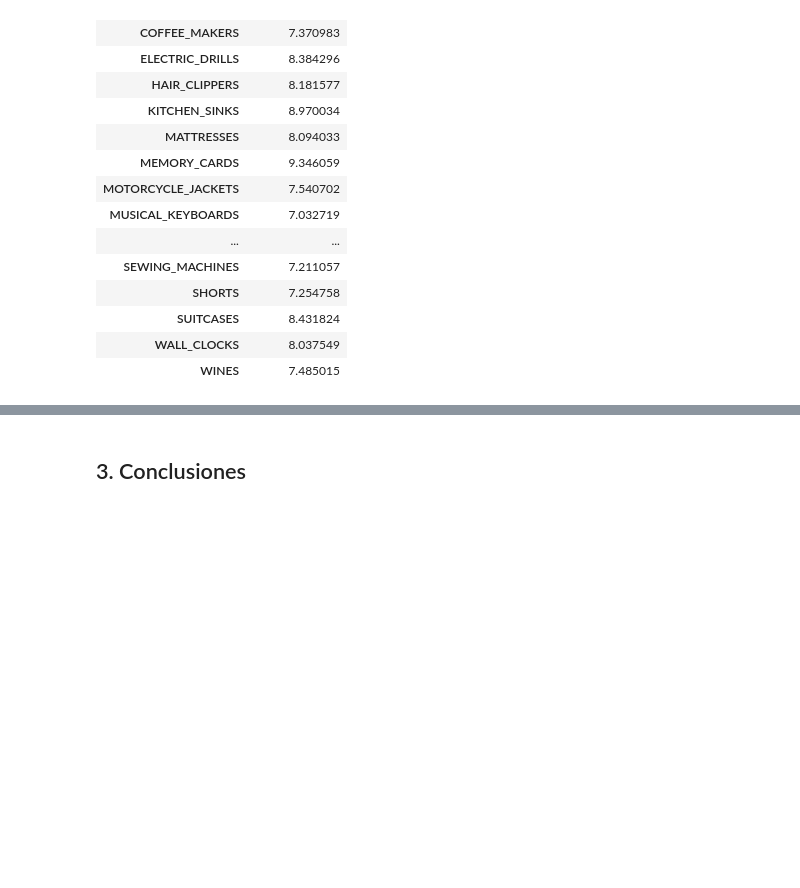
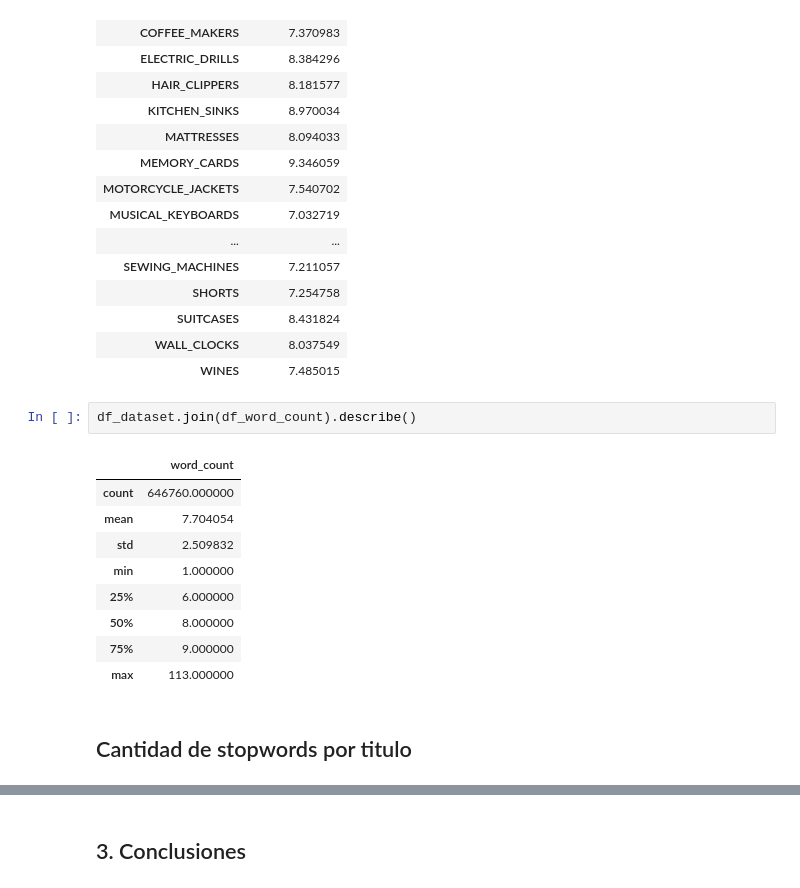
Before and after one commit to benjaminocampo/Mentoria, a Jupyter notebook: notebooks/01-Analisis_y_Visualizacion.ipynb, the cells around one changed output, grey strips where cells are left out. Saved outputs shown, nothing was run; the diff lists cells and outputs as text; blank space fills up the shorter version.

Commit message:
Add count of stopwords

```diff
--- a/notebooks/01-Analisis_y_Visualizacion.ipynb
+++ b/notebooks/01-Analisis_y_Visualizacion.ipynb
@@ -219,3 +219,17 @@ df_dataset[["title", "category"]] \
 | SUITCASES | 8.431824 |
 | WALL_CLOCKS | 8.037549 |
 | WINES | 7.485015 |
+# %%
+df_dataset.join(df_word_count).describe()
+# %% [output]
+|  | word_count |
+| count | 646760.000000 |
+| mean | 7.704054 |
+| std | 2.509832 |
+| min | 1.000000 |
+| 25% | 6.000000 |
+| 50% | 8.000000 |
+| 75% | 9.000000 |
+| max | 113.000000 |
+# %% [markdown]
+## Cantidad de stopwords por titulo
```
Also changed, not shown: parts of 2 cells of this notebook.
